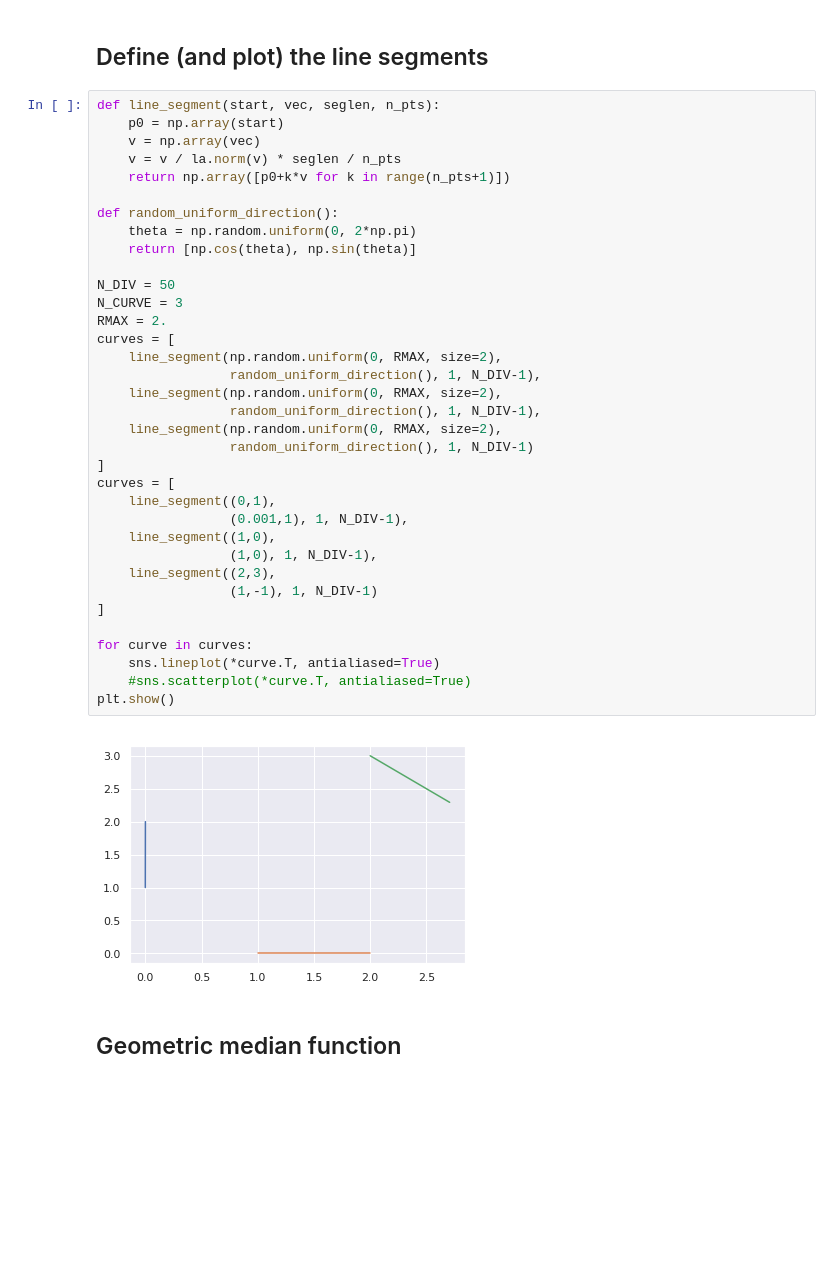
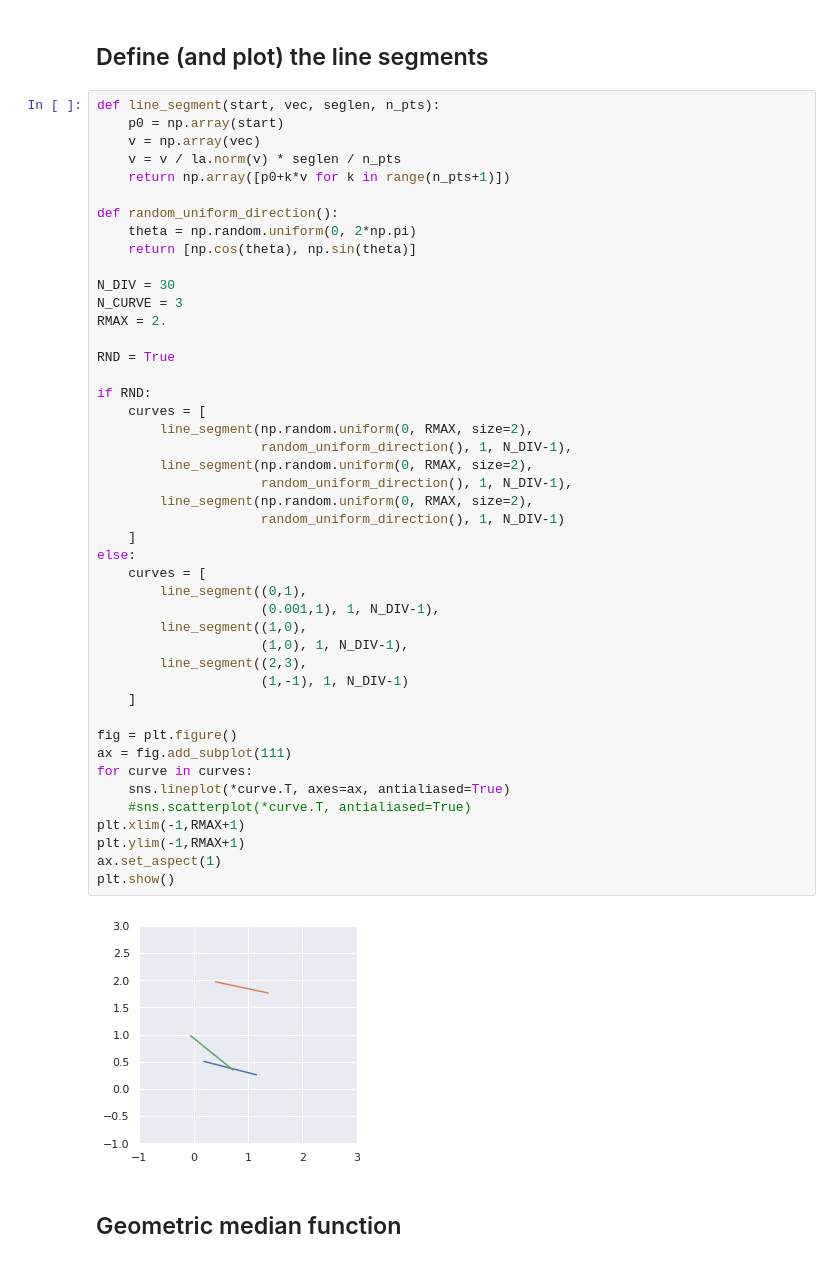
Before and after one commit to hchapman/transport-plans-exploration, a Jupyter notebook: intervals.ipynb, the cells around one changed output. Drawn from its saved outputs; the diff is of its cells as text; blank space fills up the shorter version.

```diff
--- a/intervals.ipynb
+++ b/intervals.ipynb
@@ -24,40 +24,50 @@ The line_profiler extension is already loaded. To reload it, use:
 # %%
 def line_segment(start, vec, seglen, n_pts):
     p0 = np.array(start)
     v = np.array(vec)
     v = v / la.norm(v) * seglen / n_pts
     return np.array([p0+k*v for k in range(n_pts+1)])
 
 def random_uniform_direction():
     theta = np.random.uniform(0, 2*np.pi)
     return [np.cos(theta), np.sin(theta)]
 
-N_DIV = 50
+N_DIV = 30
 N_CURVE = 3
 RMAX = 2.
-curves = [
-    line_segment(np.random.uniform(0, RMAX, size=2),
-                 random_uniform_direction(), 1, N_DIV-1),
-    line_segment(np.random.uniform(0, RMAX, size=2),
-                 random_uniform_direction(), 1, N_DIV-1),
-    line_segment(np.random.uniform(0, RMAX, size=2),
-                 random_uniform_direction(), 1, N_DIV-1)
-]
-curves = [
-    line_segment((0,1),
-                 (0.001,1), 1, N_DIV-1),
-    line_segment((1,0),
-                 (1,0), 1, N_DIV-1),
-    line_segment((2,3),
-                 (1,-1), 1, N_DIV-1)
-]
 
+RND = True
+
+if RND:
+    curves = [
+        line_segment(np.random.uniform(0, RMAX, size=2),
+                     random_uniform_direction(), 1, N_DIV-1),
+        line_segment(np.random.uniform(0, RMAX, size=2),
+                     random_uniform_direction(), 1, N_DIV-1),
+        line_segment(np.random.uniform(0, RMAX, size=2),
+                     random_uniform_direction(), 1, N_DIV-1)
+    ]
+else:
+    curves = [
+        line_segment((0,1),
+                     (0.001,1), 1, N_DIV-1),
+        line_segment((1,0),
+                     (1,0), 1, N_DIV-1),
+        line_segment((2,3),
+                     (1,-1), 1, N_DIV-1)
+    ]
+
+fig = plt.figure()
+ax = fig.add_subplot(111)
 for curve in curves:
-    sns.lineplot(*curve.T, antialiased=True)
+    sns.lineplot(*curve.T, axes=ax, antialiased=True)
     #sns.scatterplot(*curve.T, antialiased=True)
+plt.xlim(-1,RMAX+1)
+plt.ylim(-1,RMAX+1)
+ax.set_aspect(1)
 plt.show()
 # %% [output]
-[figure, old version]
+[figure, new version]
 # %% [markdown]
 ## Geometric median function
 # %%
```
Also changed, not shown: parts of 16 cells of this notebook.
